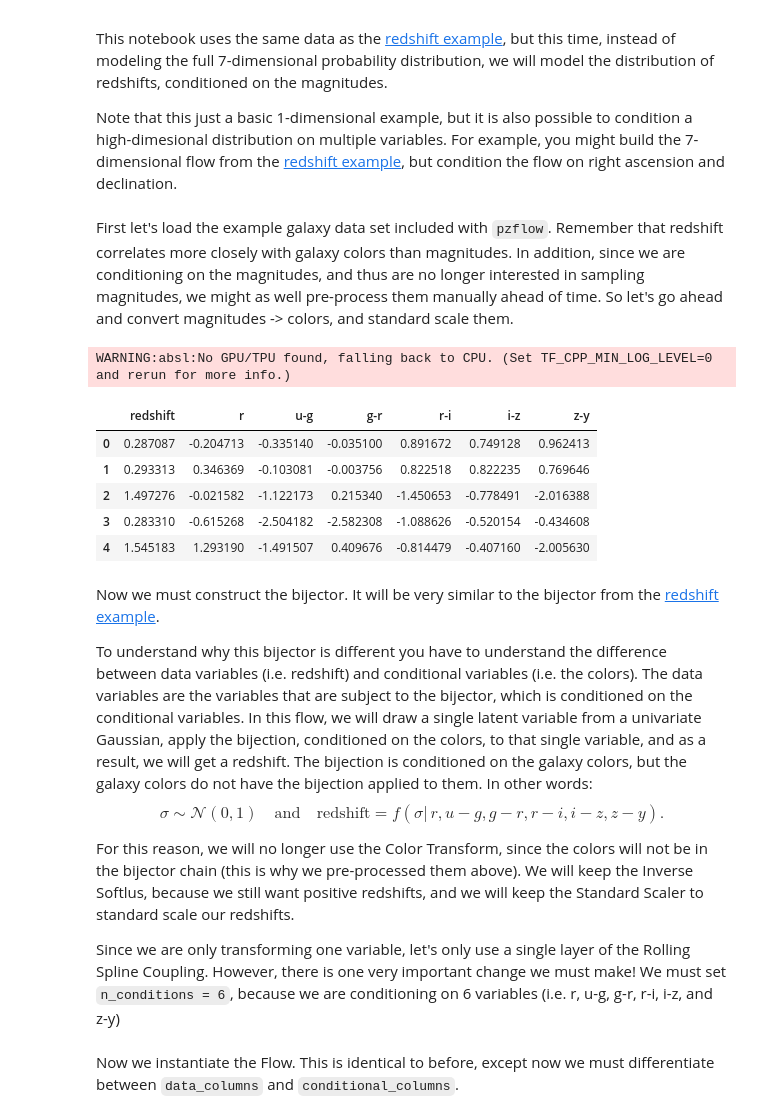
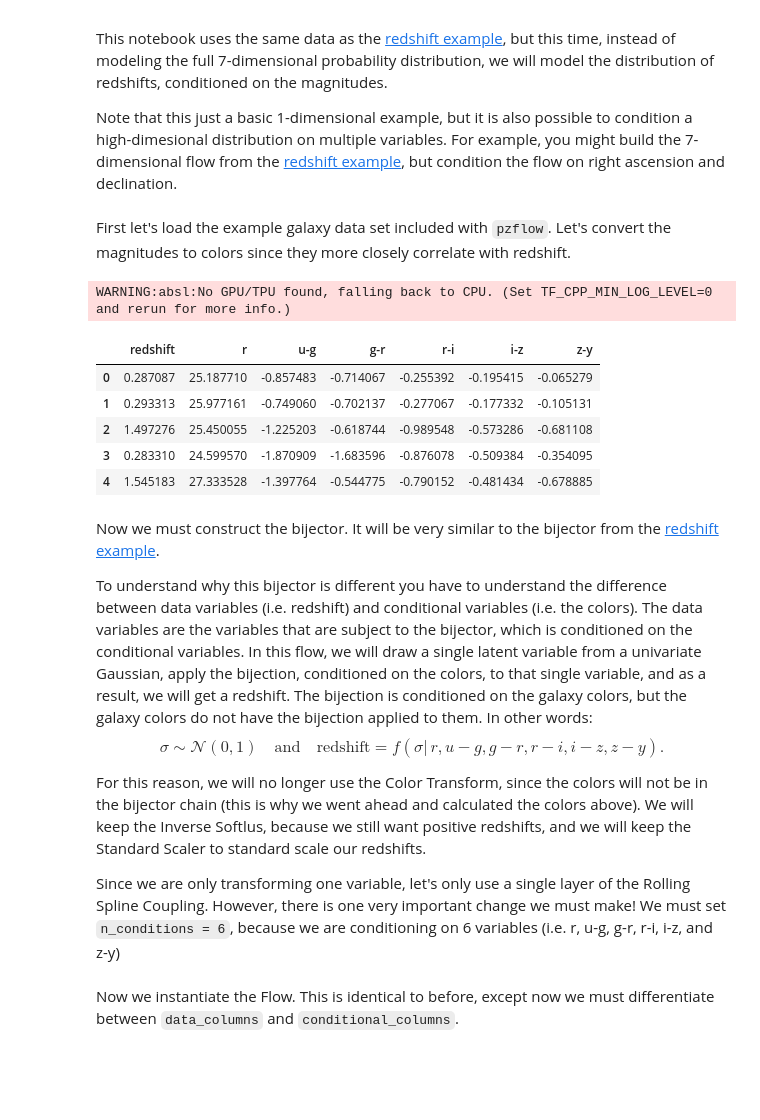
Before and after one commit to jfcrenshaw/pzflow, a Jupyter notebook: examples/conditional_redshift_example.ipynb, the cells around one changed output. Drawn from its saved outputs; the diff is of its cells as text; code cells hidden in the pictures; blank space fills up the shorter version.

Commit message:
Updated the conditional example.

```diff
--- a/examples/conditional_redshift_example.ipynb
+++ b/examples/conditional_redshift_example.ipynb
@@ -23,33 +23,28 @@ from pzflow.bijectors import Chain, ColorTransform, InvSoftplus, StandardScaler,
 from pzflow.examples import galaxy_data
 
 import pandas as pd
-# %% [markdown]
-First let's load the example galaxy data set included with `pzflow`.
-Remember that redshift correlates more closely with galaxy colors than magnitudes.
-In addition, since we are conditioning on the magnitudes, and thus are no longer interested in sampling magnitudes, we might as well pre-process them manually ahead of time.
-So let's go ahead and convert magnitudes -> colors, and standard scale them.
+# %% [markdown]
+First let's load the example galaxy data set included with `pzflow`.
+Let's convert the magnitudes to colors since they more closely correlate with redshift.
 # %%
 # load the galaxy data
 data = galaxy_data()
 
 # convert magnitudes to a reference magnitude and colors
 data = data.values
 data[:,1], data[:, 2:] = data[:, 3], np.diff(data[:,1:])
 
-# standard scale the reference magnitude and colors
-data[:, 1:] = (data[:, 1:] - data[:, 1:].mean(axis=0))/data[:, 1:].std(axis=0)
-
 # save the new set
 data = pd.DataFrame(data, columns=('redshift','r','u-g','g-r','r-i','i-z','z-y'))
 data.head()
 # %% [output]
 WARNING:absl:No GPU/TPU found, falling back to CPU. (Set TF_CPP_MIN_LOG_LEVEL=0 and rerun for more info.)
 |  | redshift | r | u-g | g-r | r-i | i-z | z-y |
-| 0 | 0.287087 | -0.204713 | -0.335140 | -0.035100 | 0.891672 | 0.749128 | 0.962413 |
-| 1 | 0.293313 | 0.346369 | -0.103081 | -0.003756 | 0.822518 | 0.822235 | 0.769646 |
-| 2 | 1.497276 | -0.021582 | -1.122173 | 0.215340 | -1.450653 | -0.778491 | -2.016388 |
-| 3 | 0.283310 | -0.615268 | -2.504182 | -2.582308 | -1.088626 | -0.520154 | -0.434608 |
-| 4 | 1.545183 | 1.293190 | -1.491507 | 0.409676 | -0.814479 | -0.407160 | -2.005630 |
+| 0 | 0.287087 | 25.187710 | -0.857483 | -0.714067 | -0.255392 | -0.195415 | -0.065279 |
+| 1 | 0.293313 | 25.977161 | -0.749060 | -0.702137 | -0.277067 | -0.177332 | -0.105131 |
+| 2 | 1.497276 | 25.450055 | -1.225203 | -0.618744 | -0.989548 | -0.573286 | -0.681108 |
+| 3 | 0.283310 | 24.599570 | -1.870909 | -1.683596 | -0.876078 | -0.509384 | -0.354095 |
+| 4 | 1.545183 | 27.333528 | -1.397764 | -0.544775 | -0.790152 | -0.481434 | -0.678885 |
 # %% [markdown]
 Now we must construct the bijector.
 It will be very similar to the bijector from the [redshift example](https://github.com/jfcrenshaw/pzflow/blob/main/examples/redshift_example.ipynb).
@@ -61,7 +56,7 @@ The bijection is conditioned on the galaxy colors, but the galaxy colors do not
 In other words:
 $$ \sigma \sim \mathcal{N}(0,1) \quad \text{and} \quad \text{redshift} = f(\sigma| \, r, u-g, g-r, r-i, i-z, z-y).$$
 
-For this reason, we will no longer use the Color Transform, since the colors will not be in the bijector chain (this is why we pre-processed them above).
+For this reason, we will no longer use the Color Transform, since the colors will not be in the bijector chain (this is why we went ahead and calculated the colors above).
 We will keep the Inverse Softlus, because we still want positive redshifts, and we will keep the Standard Scaler to standard scale our redshifts.
 
 Since we are only transforming one variable, let's only use a single layer of the Rolling Spline Coupling.
```
Also changed, not shown: parts of 6 cells of this notebook.
